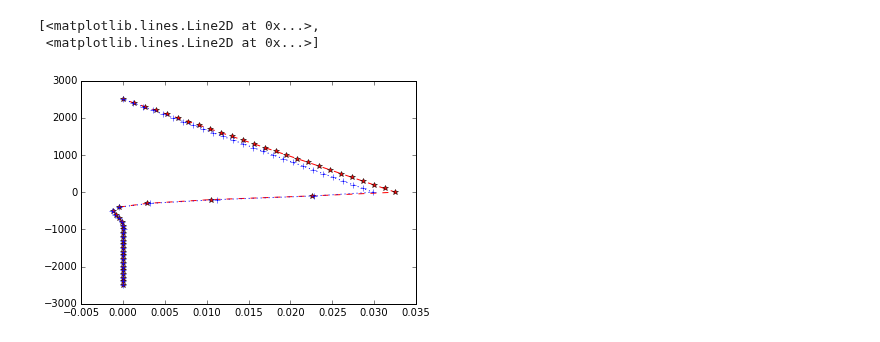
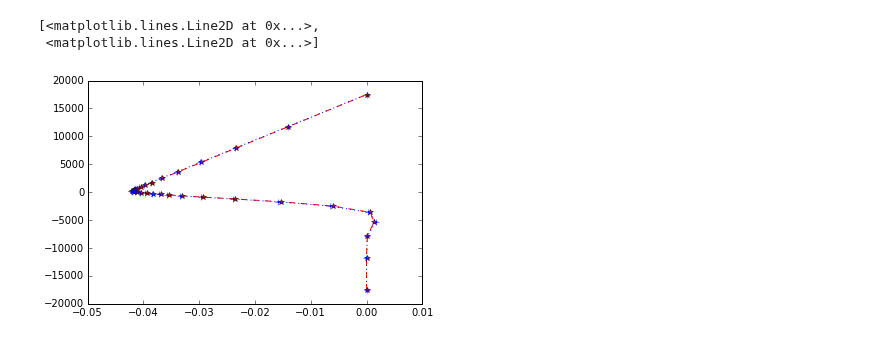
Before and after one commit to simpeg/simpeg, a Jupyter notebook: MT 1D code test.ipynb, the cells around one changed output. Cells and saved outputs as stored; diff of their text form; code cells hidden in the pictures.

```diff
--- a/MT 1D code test.ipynb
+++ b/MT 1D code test.ipynb
@@ -10,7 +15,8 @@ def omega(freq):
 # %%
 # Set up the mesh.
-freq = 10.0
-hz = [(100.,50)]
+freq = 10
+z = 100.
+hz = [(z,10,-1.5),(z,10),(z,10,1.5)]
 M = simpeg.Mesh.TensorMesh([hz],'C')
 sig = np.zeros(M.nC) + 1e-8
-sig[M.vectorCCx<=0] = 1.0
+sig[M.vectorCCx<=300] = 0.01
@@ -17,8 +34,12 @@ sig[M.vectorCCx<=0] = 1.0
 # %%
 # Get the fields
 anaEd, anaEu, anaHd, anaHu = MT1Danalytic.getEHfields(M,sig,freq,M.vectorNx)
-anaEtemp = anaEd+anaEu
+anaEtemp = (anaEd+anaEu)
+anaHtemp = (anaHd+anaHu)
 # Scale the solution
-anaE = anaEtemp/anaEtemp[-1]
+anaZ = (anaEtemp/anaHtemp)[np.argmin(M.vectorNx**2)]
+anaEcor = anaEtemp/anaEtemp[-1] #.real/np.abs(anaEtemp[-1].real)+1j*anaEtemp.imag/np.abs(anaEtemp[-1].imag)
+anaHcor = anaHtemp/anaEtemp[-1] # .real/np.abs(anaEtemp[-1].real)+1j*anaHtemp.imag/np.abs(anaEtemp[-1].imag)
 
-solE = MT1Dsolutions.get1DEfields(M,sig,freq)
+solE = MT1Dsolutions.get1DEfields(M,sig,freq,sourceAmp=1).conj()
+solH = -M.nodalGrad*solE/(1j*omega(freq)*mu_0)
@@ -31,6 +82,6 @@ plot(solE.real,M.vectorNx,'r*--',anaE.real,M.vectorNx,'b+:')
 # %%
-plot(solE.imag,M.vectorNx,'r*--',-anaE.imag,M.vectorNx,'b+:')
+plot(solE.imag,M.vectorNx,'r*--',anaEcor.imag,M.vectorNx,'b+:')
 # %% [output]
 [<matplotlib.lines.Line2D at 0x...>,
  <matplotlib.lines.Line2D at 0x...>]
-[figure, old version]
+[figure, new version]
```
Also changed, not shown: parts of 15 cells of this notebook, 9 other files.
